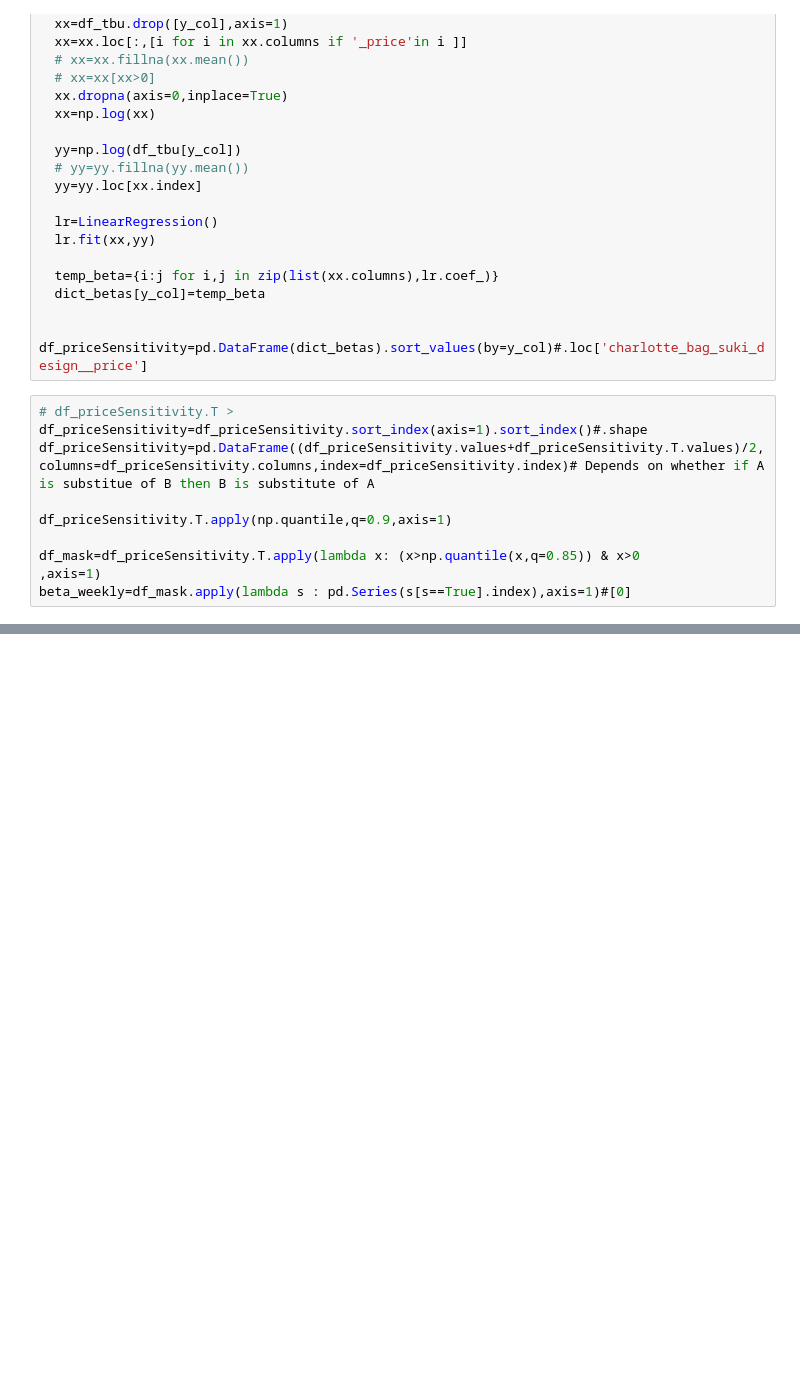
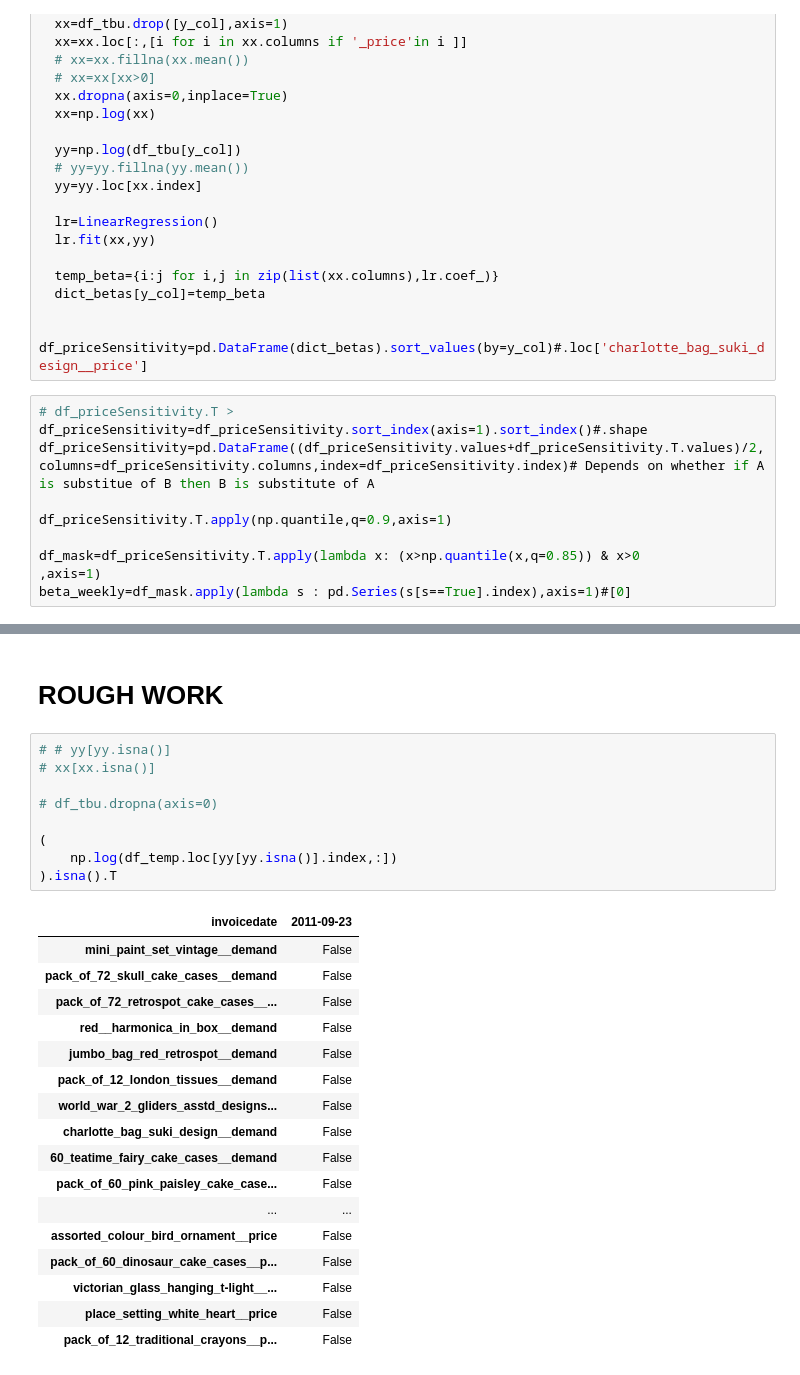
Before and after one commit to squareitall/Supply_Chain_Analytics, a Jupyter notebook: SubstitutionEffectVariationAnalysis.ipynb, the cells around one changed output, grey strips where cells are left out. Cells and saved outputs as stored; diff of their text form; blank space fills up the shorter version.

```diff
--- a/SubstitutionEffectVariationAnalysis.ipynb
+++ b/SubstitutionEffectVariationAnalysis.ipynb
@@ -486,0 +624,29 @@ beta_weekly
+# %% [markdown]
+# ROUGH WORK
+# %%
+# # yy[yy.isna()]
+# xx[xx.isna()]
+
+# df_tbu.dropna(axis=0)
+
+(
+    np.log(df_temp.loc[yy[yy.isna()].index,:])
+).isna().T
+# %% [output]
+| invoicedate | 2011-09-23 |
+| mini_paint_set_vintage__demand | False |
+| pack_of_72_skull_cake_cases__demand | False |
+| pack_of_72_retrospot_cake_cases__... | False |
+| red__harmonica_in_box__demand | False |
+| jumbo_bag_red_retrospot__demand | False |
+| pack_of_12_london_tissues__demand | False |
+| world_war_2_gliders_asstd_designs... | False |
+| charlotte_bag_suki_design__demand | False |
+| 60_teatime_fairy_cake_cases__demand | False |
+| pack_of_60_pink_paisley_cake_case... | False |
+| ... | ... |
+| assorted_colour_bird_ornament__price | False |
+| pack_of_60_dinosaur_cake_cases__p... | False |
+| victorian_glass_hanging_t-light__... | False |
+| place_setting_white_heart__price | False |
+| pack_of_12_traditional_crayons__p... | False |
```
Also changed, not shown: parts of 18 cells of this notebook.
